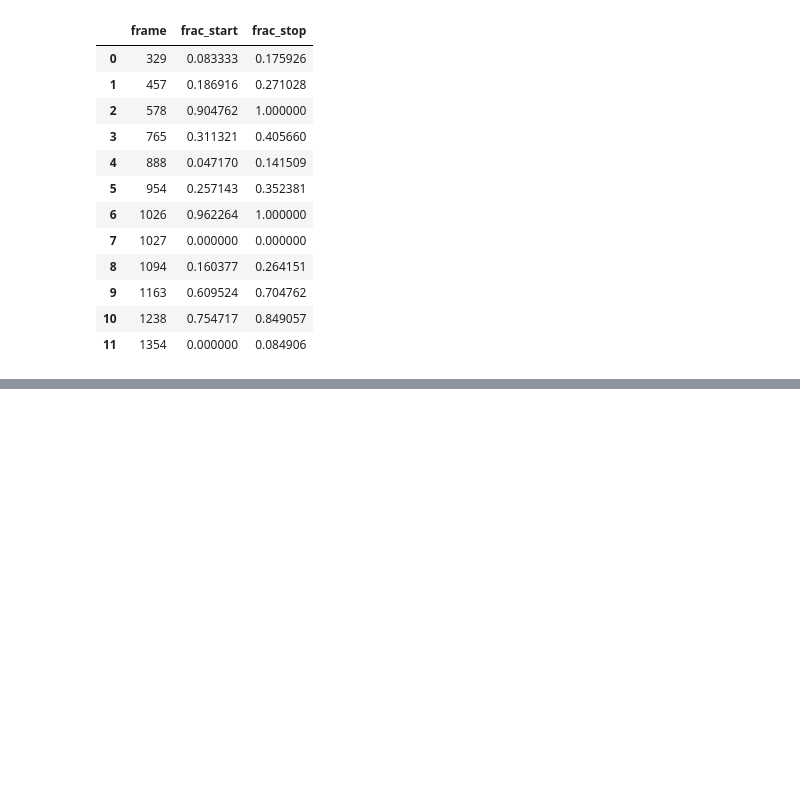
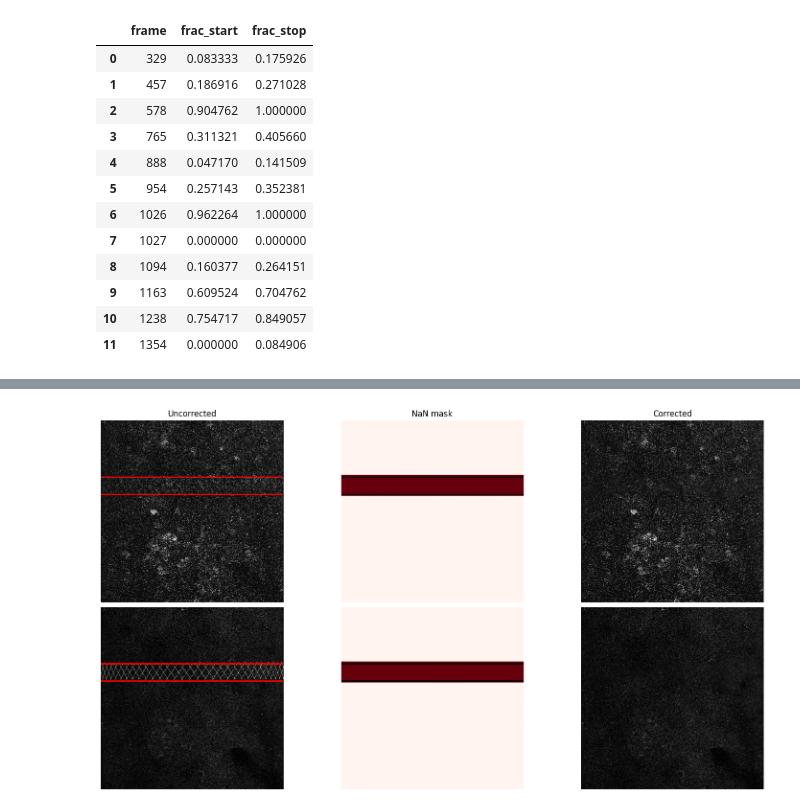
Before and after one commit to SainsburyWellcomeCentre/stiminterp, a Jupyter notebook: examples/check_artefact_removal.ipynb, the cells around one changed output, grey strips where cells are left out. Drawn from its saved outputs; the diff is of its cells as text; code cells hidden in the pictures; blank space fills up the shorter version.

```diff
--- a/examples/check_artefact_removal.ipynb
+++ b/examples/check_artefact_removal.ipynb
@@ -9,8 +9,6 @@ import matplotlib.pyplot as plt
 
 %matplotlib inline
 from pathlib import Path
-
-from ScanImageTiffReader import ScanImageTiffReader
 
 from stiminterp import remove_photostim_artefacts
 from stiminterp.load_data.custom_data_loader import get_artefact_dfs
@@ -21,4 +19,6 @@ from stiminterp.plotting_hooks.sanity_check import (
 
 si_tif = f"{base_dir}/20260305_173417__holo2ms50p_00001.tif"
 si_h5 = f"{base_dir}/20260305_173417__holo2ms50p_00001.h5"
+
+output_tif = f"{base_dir}/stiminterp.tif"
 # %%
@@ -27,8 +26,13 @@ df_frames, df_stims = get_artefact_dfs(
     Path(si_h5), "FrameTTL", "SatsumaGateTTL"
 )
 # %%
-corrected, bad_mask, df_split = remove_photostim_artefacts(
-    vol, df_frames, df_stims, frame_gap=0, num_channel=2
+df_split = remove_photostim_artefacts(
+    si_tif,
+    output_tif,
+    df_frames,
+    df_stims,
+    frame_gap=0,
+    num_channel=2,
 )
 # %%
 df_split
@@ -72,0 +53,47 @@ plt.show()
+# %%
+import numpy as np
+import tifffile
+
+from stiminterp.stim_interpolate import StimInterpConfig, _build_bad_line_mask
+
+num_channel = 2
+i = 3
+
+vin = tifffile.TiffFile(si_tif)  # uncorrected input
+vout = tifffile.TiffFile(output_tif)  # corrected output
+
+# shape from the pages, without loading pixels
+T = len(vin.pages)
+Y, X = vin.pages[0].shape
+n_ttl = T // num_channel
+
+# reconstruct the per-frame bad-line mask from df_split
+bad_lines_ttl = _build_bad_line_mask(
+    df_split, T=n_ttl, Y=Y, pad_rows=StimInterpConfig().pad_rows
+)
+
+fig, axes = create_sanitycheck_axes(num_channel)
+for ch in range(num_channel):
+    ttl_frame = int(df_split.frame[i])
+    movie_frame = ttl_frame * num_channel + ch
+
+    unc = vin.pages[movie_frame].asarray()
+    cor = vout.pages[movie_frame].asarray()
+    bm = np.broadcast_to(bad_lines_ttl[ttl_frame][:, None], (Y, X))
+
+    plot_removal(
+        axes_row=axes[ch],
+        frame=0,
+        y_frac_start=df_split.frac_start[i],
+        y_frac_stop=df_split.frac_stop[i],
+        uncorrected=unc[None],  # (1, Y, X)
+        corrected=cor[None],
+        bad_mask=bm[None],
+        channel=0,
+    )
+plt.show()
+
+vin.close()
+vout.close()
+# %% [output]
+[figure, added]
```
Also changed, not shown: parts of 2 cells of this notebook, 2 other files.
